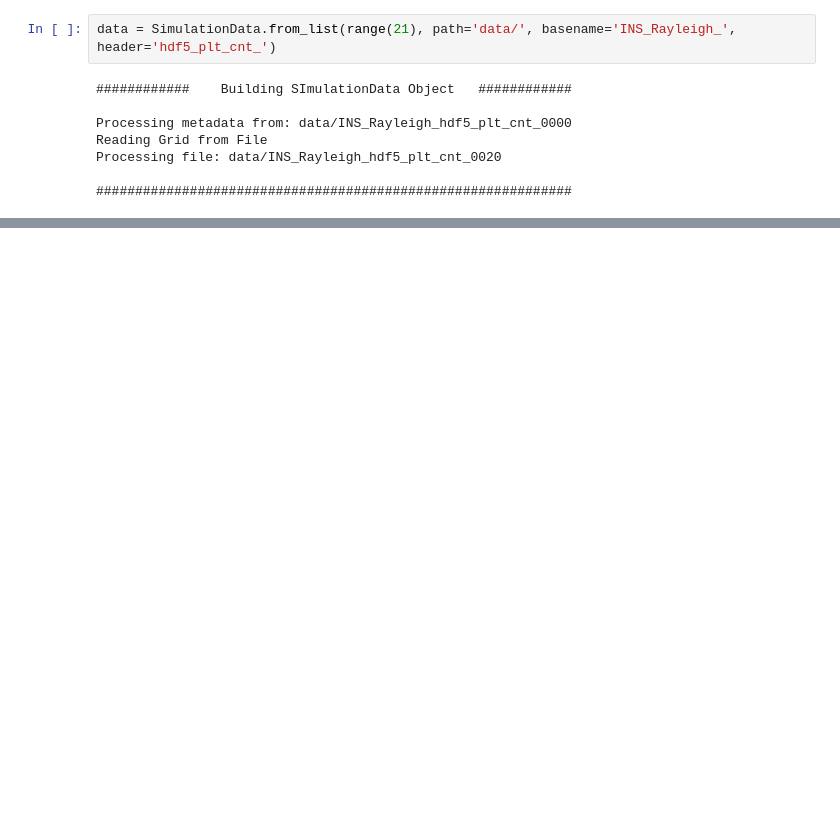
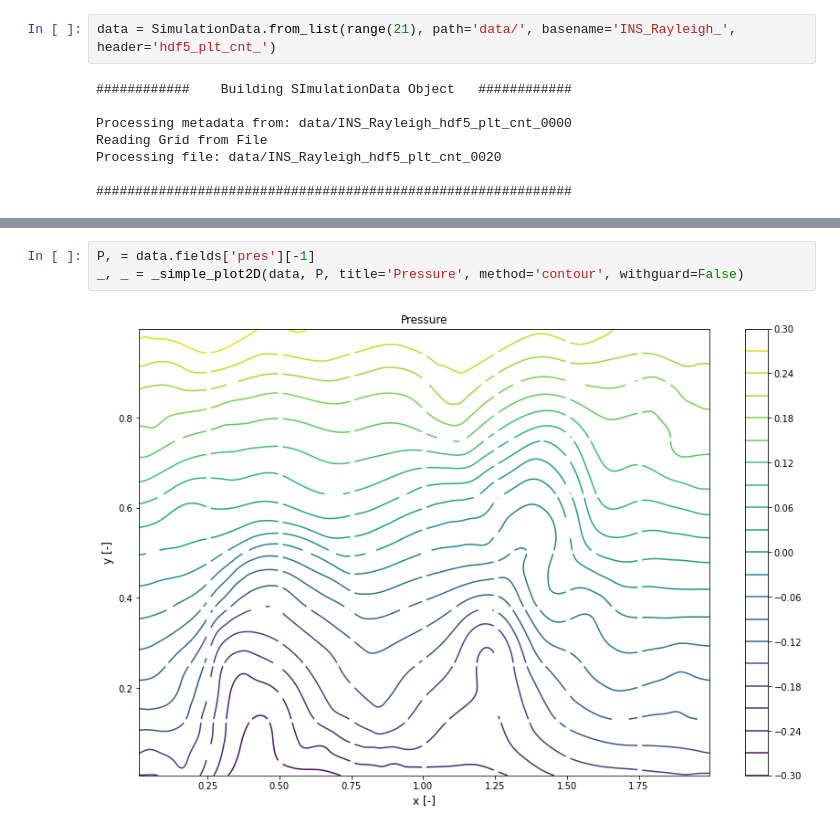
Before and after one commit to GWU-CFD/pyIOFlash, a Jupyter notebook: examples/Introduction-Part04.ipynb, the cells around one changed output, grey strips where cells are left out. Saved outputs shown, nothing was run; the diff lists cells and outputs as text; blank space fills up the shorter version.

Commit message:
continue plot and init working plot2d

```diff
--- a/examples/Introduction-Part04.ipynb
+++ b/examples/Introduction-Part04.ipynb
@@ -23,2 +22,7 @@ _, _ = _simple_plot2D(data, ke, Plane(), title='Kinetic Energy', method='density
 # %% [output]
 [figure]
+# %%
+P, = data.fields['pres'][-1]
+_, _ = _simple_plot2D(data, P, title='Pressure', method='contour', withguard=False)
+# %% [output]
+[figure, added]
```
Also changed, not shown: parts of 7 cells of this notebook, 3 other files.
